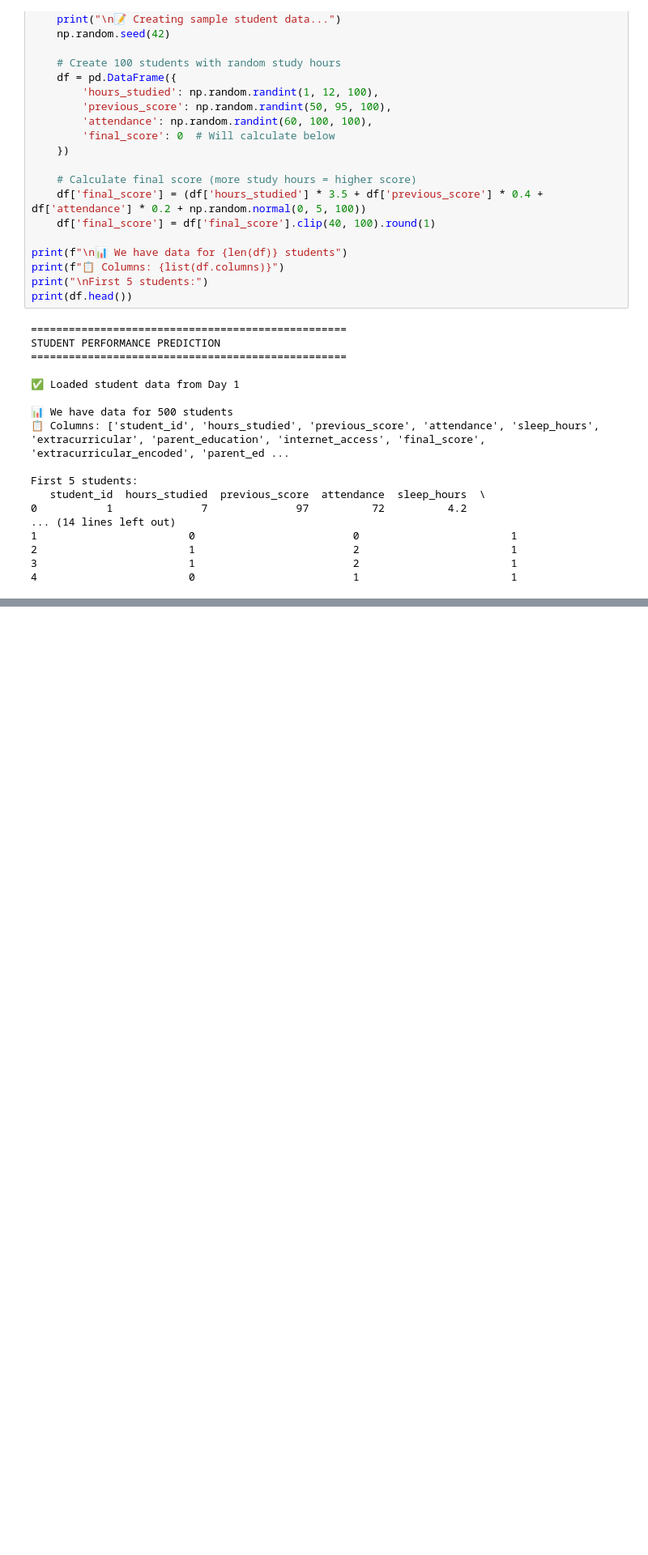
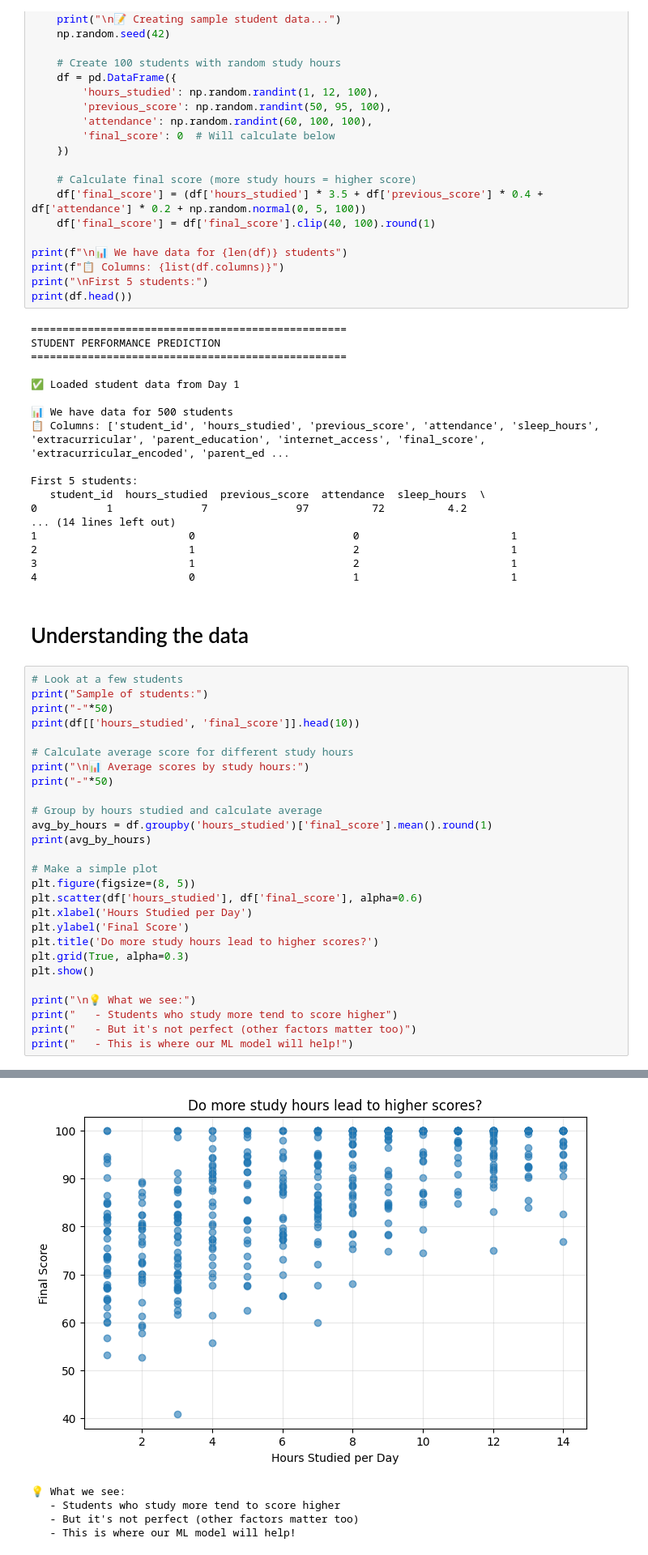
Before and after one commit to Nikesh0shrestha/AI_Workshop, a Jupyter notebook: class_session/day-4.ipynb, the cells around one changed output, grey strips where cells are left out. Shown at 81% size. Cells and saved outputs as stored; diff of their text form; blank space fills up the shorter version.

```diff
--- a/class_session/day-4.ipynb
+++ b/class_session/day-4.ipynb
@@ -274,3 +274,33 @@ First 5 students:
 2                        1                         2                        1
 3                        1                         2                        1
 4                        0                         1                        1
+# %% [markdown]
+# Understanding the data
+# %%
+# Look at a few students
+print("Sample of students:")
+print("-"*50)
+print(df[['hours_studied', 'final_score']].head(10))
+
+# Calculate average score for different study hours
+print("\n📊 Average scores by study hours:")
+print("-"*50)
+
+# Group by hours studied and calculate average
+avg_by_hours = df.groupby('hours_studied')['final_score'].mean().round(1)
+print(avg_by_hours)
+
+# Make a simple plot
+plt.figure(figsize=(8, 5))
+plt.scatter(df['hours_studied'], df['final_score'], alpha=0.6)
+plt.xlabel('Hours Studied per Day')
+plt.ylabel('Final Score')
+plt.title('Do more study hours lead to higher scores?')
+plt.grid(True, alpha=0.3)
+plt.show()
+
+print("\n💡 What we see:")
+print("   - Students who study more tend to score higher")
+print("   - But it's not perfect (other factors matter too)")
+print("   - This is where our ML model will help!")
+# %% [output]
@@ -276,0 +324,5 @@ First 5 students:
+[figure, added]
+💡 What we see:
+   - Students who study more tend to score higher
+   - But it's not perfect (other factors matter too)
+   - This is where our ML model will help!
```
Also changed, not shown: parts of 11 cells of this notebook.
